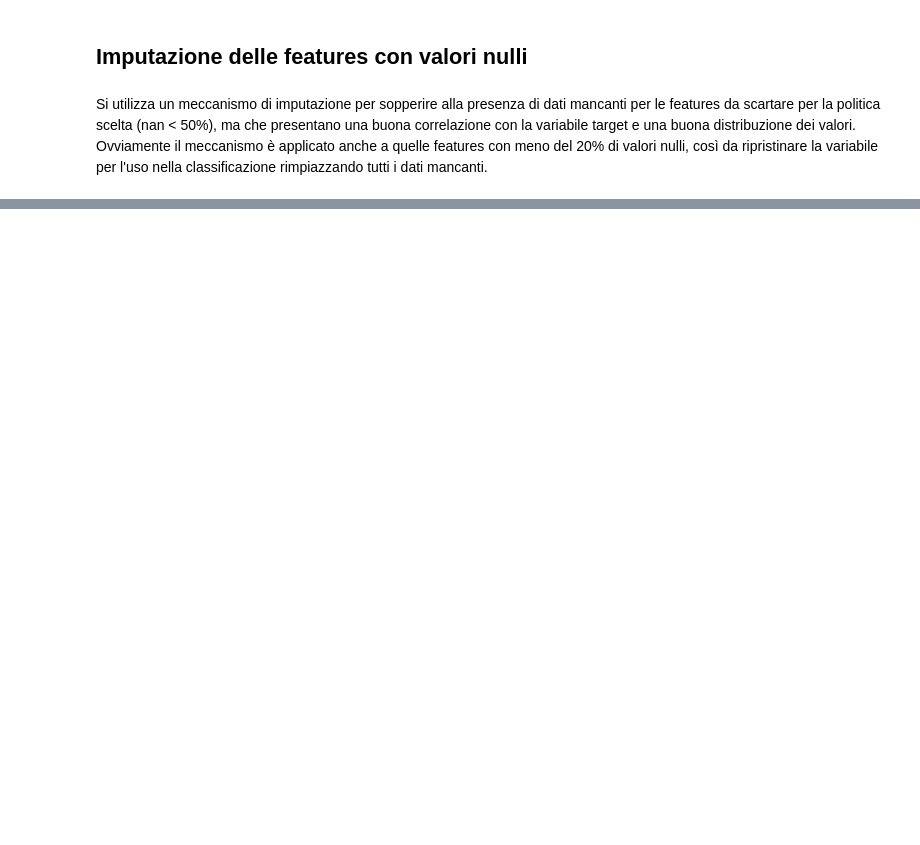
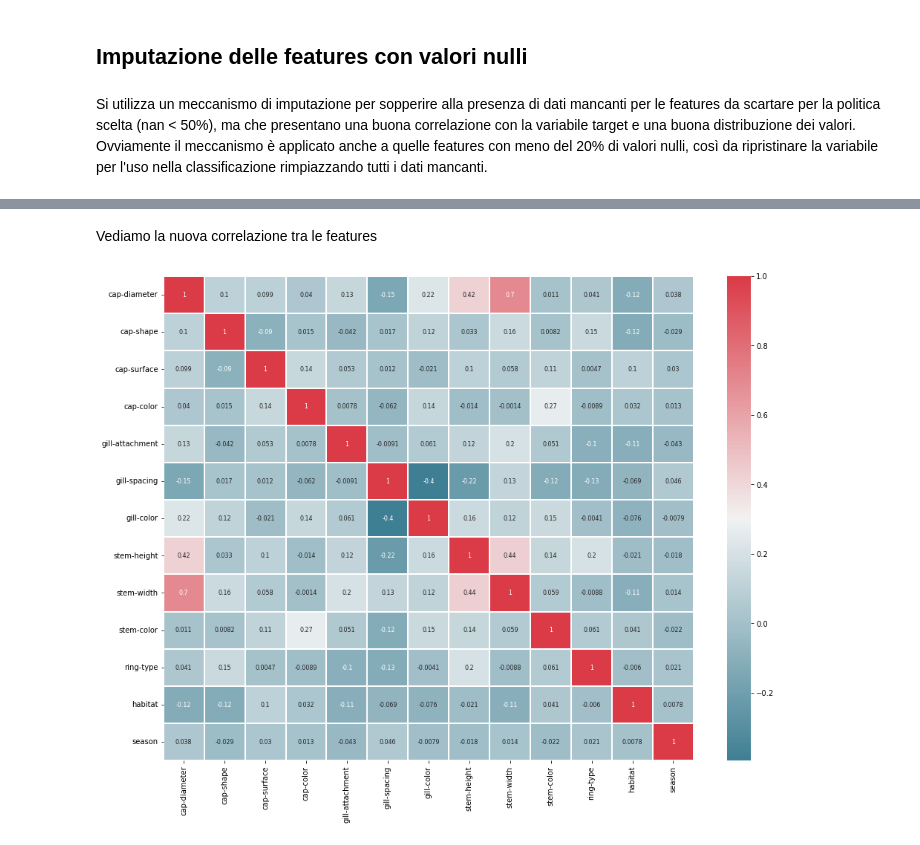
Before and after one commit to danilo-dellorco/ml-project, a Jupyter notebook: danilo.ipynb, the cells around one changed output, grey strips where cells are left out. Saved outputs shown, nothing was run; the diff lists cells and outputs as text; code cells hidden in the pictures; blank space fills up the shorter version.

```diff
--- a/danilo.ipynb
+++ b/danilo.ipynb
@@ -266,0 +314,10 @@ print(imputedDataset[7].value_counts())
+# %% [markdown]
+Vediamo la nuova correlazione tra le features
+# %%
+plt.figure(figsize=(16,12))
+correlation_matrix = mapped_dataset.corr()
+sns.heatmap(correlation_matrix, linewidths=.1, cmap=sns.diverging_palette(220, 10, as_cmap=True), annot=True, annot_kws={"size": 8})
+plt.yticks(rotation=0)
+plt.show()
+# %% [output]
+[figure, added]
```
Also changed, not shown: parts of 12 cells of this notebook.
